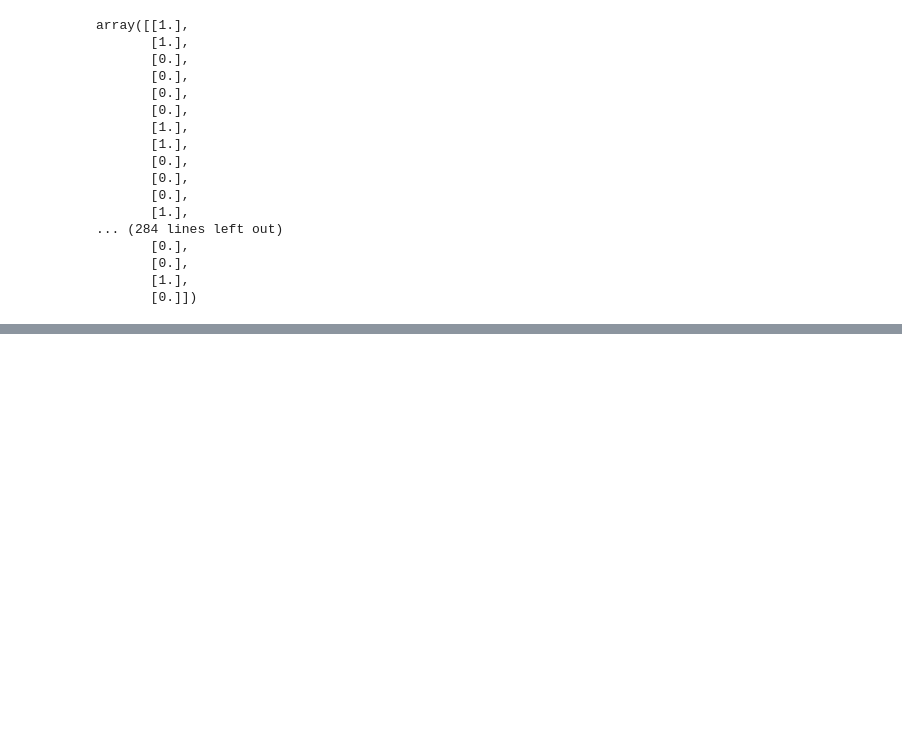
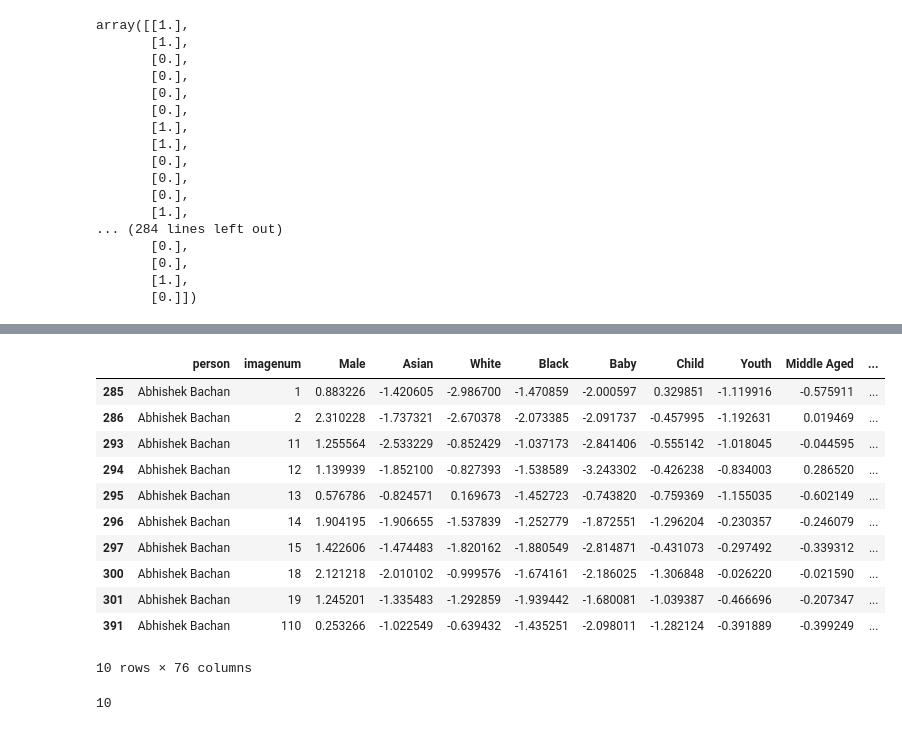
Before and after one commit to eeunz/MAF-DEMO, a Jupyter notebook: sota loader test.ipynb, the cells around one changed output, grey strips where cells are left out. Drawn from its saved outputs; the diff is of its cells as text; code cells hidden in the pictures; blank space fills up the shorter version.

```diff
--- a/sota loader test.ipynb
+++ b/sota loader test.ipynb
@@ -120,0 +230,20 @@ array([[1.],
+# %%
+from PIL import Image
+import numpy as np
+import os
+import pandas as pd
+import requests
+from tqdm import tqdm
+
+image_keys = []
+image_list = []
+for i in range(20):
+    try:
+        img = Image.open(images[i]).resize((64, 64))
+        img = np.asarray(img)
+        key = os.path.basename(images[i]).replace('.jpg', '')
+        print(img.shape, key)
+        image_list.append(img)
+        image_keys.append(key)
+    except:
+        continue
@@ -120,0 +261,38 @@ array([[1.],
+# %%
+attr_df = pd.read_table('./Sample/pubfig_attributes.txt', sep='\t', skiprows=[0,1], names=[
+			'person', 'imagenum', 'Male', 'Asian', 'White', 'Black', 'Baby',
+			'Child', 'Youth', 'Middle Aged', 'Senior', 'Black Hair', 'Blond Hair',
+			'Brown Hair', 'Bald', 'No Eyewear', 'Eyeglasses', 'Sunglasses',
+			'Mustache', 'Smiling', 'Frowning', 'Chubby', 'Blurry', 'Harsh Lighting',
+			'Flash', 'Soft Lighting', 'Outdoor', 'Curly Hair', 'Wavy Hair',
+			'Straight Hair', 'Receding Hairline', 'Bangs', 'Sideburns',
+			'Fully Visible Forehead', 'Partially Visible Forehead',
+			'Obstructed Forehead', 'Bushy Eyebrows', 'Arched Eyebrows',
+			'Narrow Eyes', 'Eyes Open', 'Big Nose', 'Pointy Nose', 'Big Lips',
+			'Mouth Closed', 'Mouth Slightly Open', 'Mouth Wide Open',
+			'Teeth Not Visible', 'No Beard', 'Goatee', 'Round Jaw', 'Double Chin',
+			'Wearing Hat', 'Oval Face', 'Square Face', 'Round Face', 'Color Photo',
+			'Posed Photo', 'Attractive Man', 'Attractive Woman', 'Indian',
+			'Gray Hair', 'Bags Under Eyes', 'Heavy Makeup', 'Rosy Cheeks',
+			'Shiny Skin', 'Pale Skin', "5 o' Clock Shadow",
+			'Strong Nose-Mouth Lines', 'Wearing Lipstick', 'Flushed Face',
+			'High Cheekbones', 'Brown Eyes', 'Wearing Earrings', 'Wearing Necktie','Wearing Necklace'
+			])
+# %%
+attr_df['key'] = attr_df['person'] + '_' + attr_df['imagenum'].astype(str)
+# %%
+filtered_df = attr_df[attr_df['key'].isin(image_keys)]
+filtered_df
+# %% [output]
+|  | person | imagenum | Male | Asian | White | Black | Baby | Child | Youth | Middle Aged | ... |
+| 285 | Abhishek Bachan | 1 | 0.883226 | -1.420605 | -2.986700 | -1.470859 | -2.000597 | 0.329851 | -1.119916 | -0.575911 | ... |
+| 286 | Abhishek Bachan | 2 | 2.310228 | -1.737321 | -2.670378 | -2.073385 | -2.091737 | -0.457995 | -1.192631 | 0.019469 | ... |
+| 293 | Abhishek Bachan | 11 | 1.255564 | -2.533229 | -0.852429 | -1.037173 | -2.841406 | -0.555142 | -1.018045 | -0.044595 | ... |
+| 294 | Abhishek Bachan | 12 | 1.139939 | -1.852100 | -0.827393 | -1.538589 | -3.243302 | -0.426238 | -0.834003 | 0.286520 | ... |
+| 295 | Abhishek Bachan | 13 | 0.576786 | -0.824571 | 0.169673 | -1.452723 | -0.743820 | -0.759369 | -1.155035 | -0.602149 | ... |
+| 296 | Abhishek Bachan | 14 | 1.904195 | -1.906655 | -1.537839 | -1.252779 | -1.872551 | -1.296204 | -0.230357 | -0.246079 | ... |
+| 297 | Abhishek Bachan | 15 | 1.422606 | -1.474483 | -1.820162 | -1.880549 | -2.814871 | -0.431073 | -0.297492 | -0.339312 | ... |
+| 300 | Abhishek Bachan | 18 | 2.121218 | -2.010102 | -0.999576 | -1.674161 | -2.186025 | -1.306848 | -0.026220 | -0.021590 | ... |
+| 301 | Abhishek Bachan | 19 | 1.245201 | -1.335483 | -1.292859 | -1.939442 | -1.680081 | -1.039387 | -0.466696 | -0.207347 | ... |
+| 391 | Abhishek Bachan | 110 | 0.253266 | -1.022549 | -0.639432 | -1.435251 | -2.098011 | -1.282124 | -0.391889 | -0.399249 | ... |
+10 rows × 76 columns
@@ -120,0 +302,4 @@ array([[1.],
+# %%
+len(image_list)
+# %% [output]
+10
```
Also changed, not shown: parts of 22 cells of this notebook.
